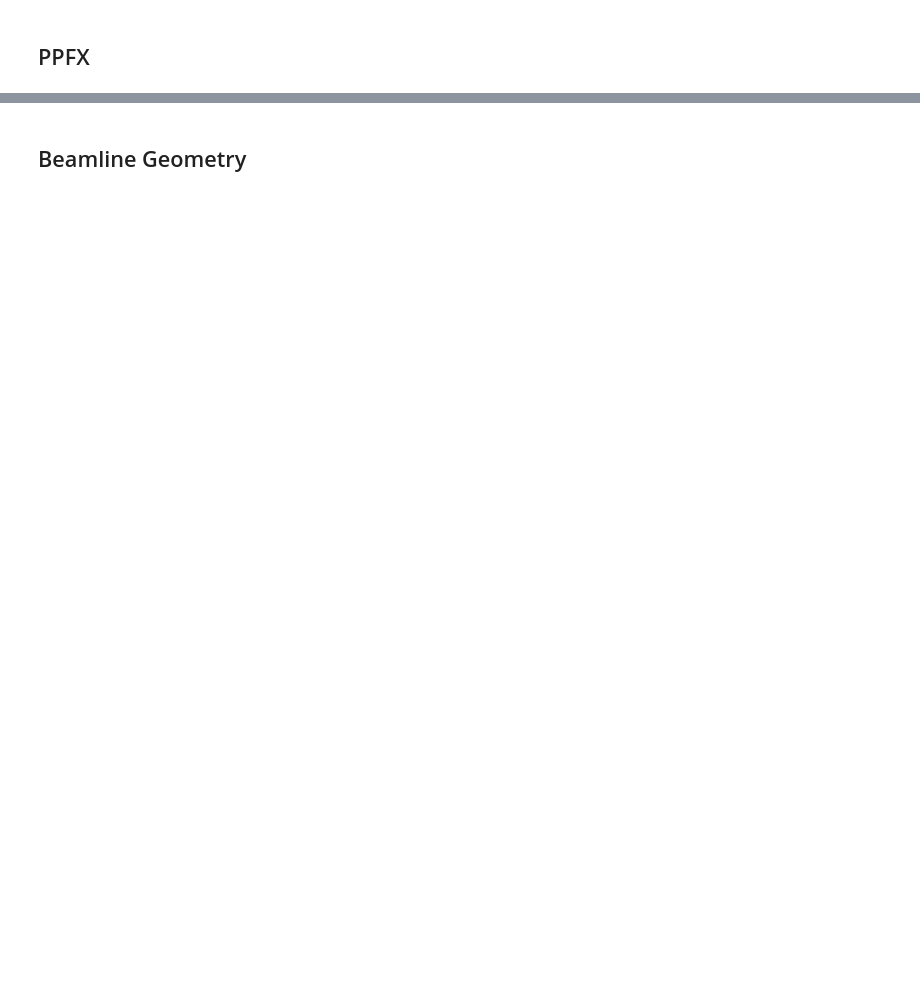
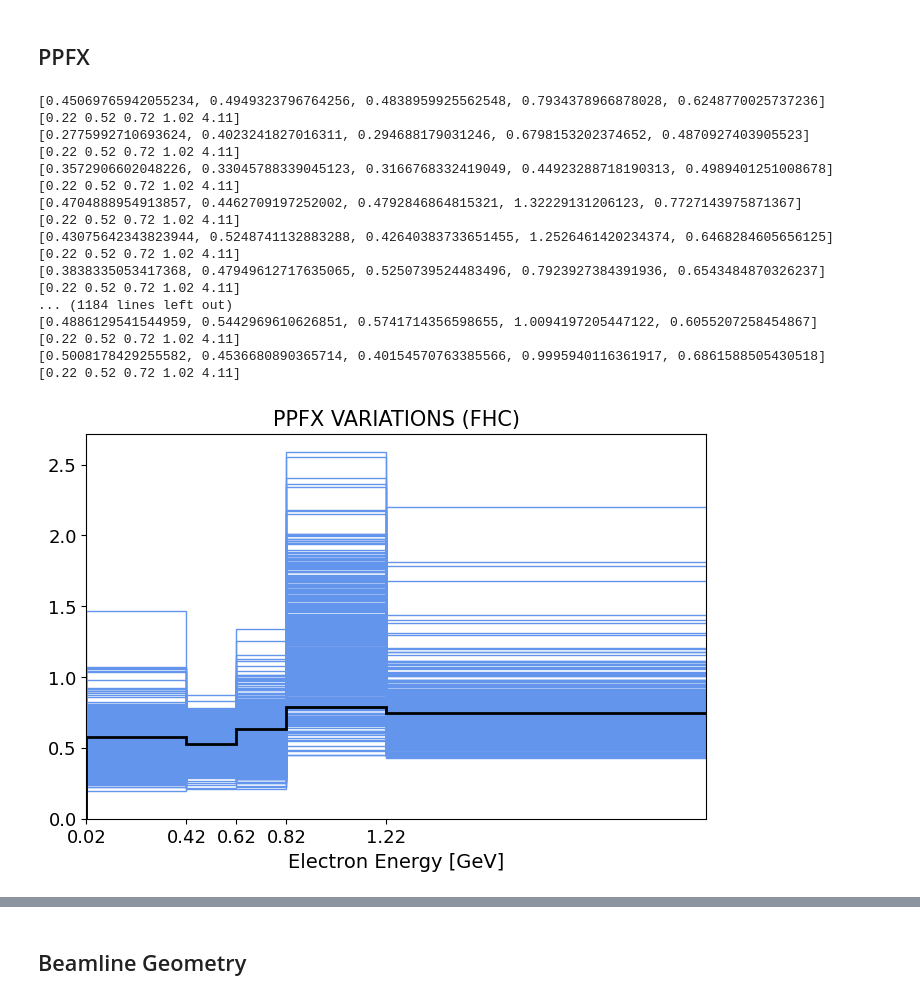
Before and after one commit to abbeybarnard/uB_NuMI_CC_Np, a Jupyter notebook: combined.ipynb, the cells around one changed output, grey strips where cells are left out. Cells and saved outputs as stored; diff of their text form; code cells hidden in the pictures; blank space fills up the shorter version.

```diff
--- a/combined.ipynb
+++ b/combined.ipynb
@@ -92,10 +104,10 @@ if isNuWro:
 
 else:
     # Old/new Run 1 file
-    with open('unfolding/variations/FHCVariations_'+xvar+'_fake_nuebar_only_data.json') as f_fhc:
+    with open('unfolding/variations/full_event_rates/FHCVariations_'+xvar+'_fake_nuebar_only_data_final.json') as f_fhc:
         fhc_dict = json.load(f_fhc)
     # Old/new Run 3 file
-    with open('unfolding/variations/RHCVariations_'+xvar+'_fake_nuebar_only_data.json') as f_rhc:
+    with open('unfolding/variations/full_event_rates/RHCVariations_'+xvar+'_fake_nuebar_only_data_final.json') as f_rhc:
         rhc_dict = json.load(f_rhc)
 # %%
 binwidth = []
@@ -110,25 +124,44 @@ binwidth
 # %%
 fig = plt.figure(figsize=(8, 5))
 
 for v in fhc_dict['ppfx']:
     print(v)
     print(0.5*(np.array(bins)[1:]+np.array(bins)[:-1]))
 
     plt.hist(0.5*(np.array(bins)[1:]+np.array(bins)[:-1]), bins, weights=v,
         histtype='step', color='cornflowerblue', linewidth=1)
 
-plt.hist(0.5*(np.array(bins)[1:]+np.array(bins)[:-1]), bins, weights=fhc_dict['evt_rate'],
+plt.hist(0.5*(np.array(bins)[1:]+np.array(bins)[:-1]), bins, weights=fhc_dict['full_evt_rate'],
         histtype='step', color='black', linewidth=2)
 
 plt.xlim(xlow, xhigh)
 plt.title("PPFX VARIATIONS (FHC)", fontsize=15)
 
 plt.xticks(x_ticks, fontsize=13)
 plt.yticks(fontsize=13)
 
 plt.xlabel(x_label, fontsize=14)
 
 plt.show()
+# %% [output]
+[0.45069765942055234, 0.4949323796764256, 0.4838959925562548, 0.7934378966878028, 0.6248770025737236]
+[0.22 0.52 0.72 1.02 4.11]
+[0.2775992710693624, 0.4023241827016311, 0.294688179031246, 0.6798153202374652, 0.4870927403905523]
+[0.22 0.52 0.72 1.02 4.11]
+[0.3572906602048226, 0.33045788339045123, 0.3166768332419049, 0.44923288718190313, 0.4989401251008678]
+[0.22 0.52 0.72 1.02 4.11]
+[0.4704888954913857, 0.4462709197252002, 0.4792846864815321, 1.32229131206123, 0.7727143975871367]
+[0.22 0.52 0.72 1.02 4.11]
+[0.43075642343823944, 0.5248741132883288, 0.42640383733651455, 1.2526461420234374, 0.6468284605656125]
+[0.22 0.52 0.72 1.02 4.11]
+[0.3838335053417368, 0.47949612717635065, 0.5250739524483496, 0.7923927384391936, 0.6543484870326237]
+[0.22 0.52 0.72 1.02 4.11]
+... (1184 lines left out)
+[0.4886129541544959, 0.5442969610626851, 0.5741714356598655, 1.0094197205447122, 0.6055207258454867]
+[0.22 0.52 0.72 1.02 4.11]
+[0.5008178429255582, 0.4536680890365714, 0.40154570763385566, 0.9995940116361917, 0.6861588505430518]
+[0.22 0.52 0.72 1.02 4.11]
+[figure, added]
 # %%
 fig = plt.figure(figsize=(8, 5))
 
```
Also changed, not shown: parts of 52 cells of this notebook, 5 other files.
